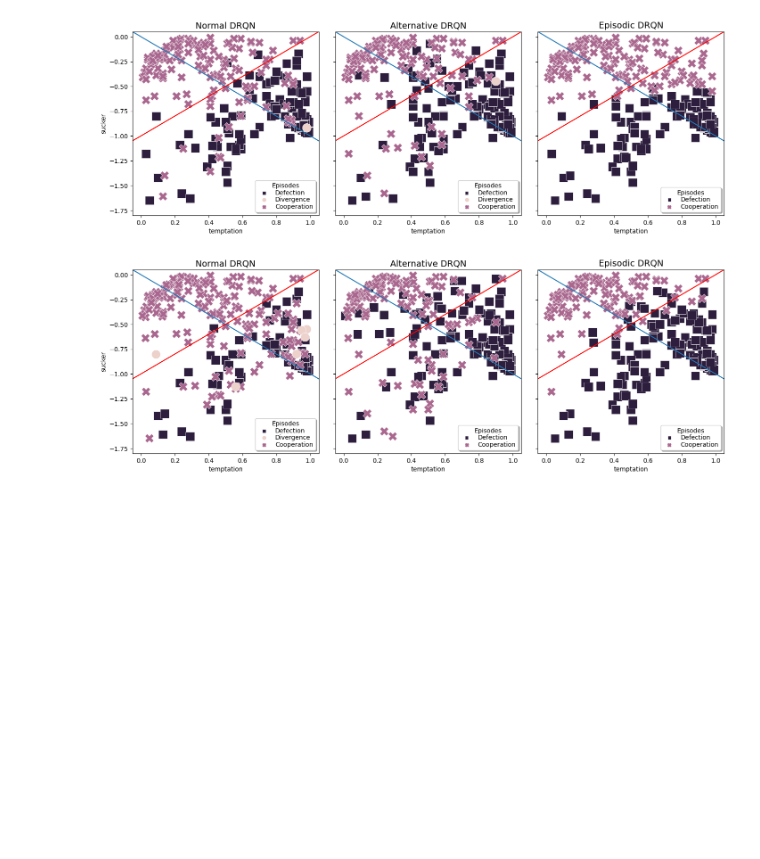
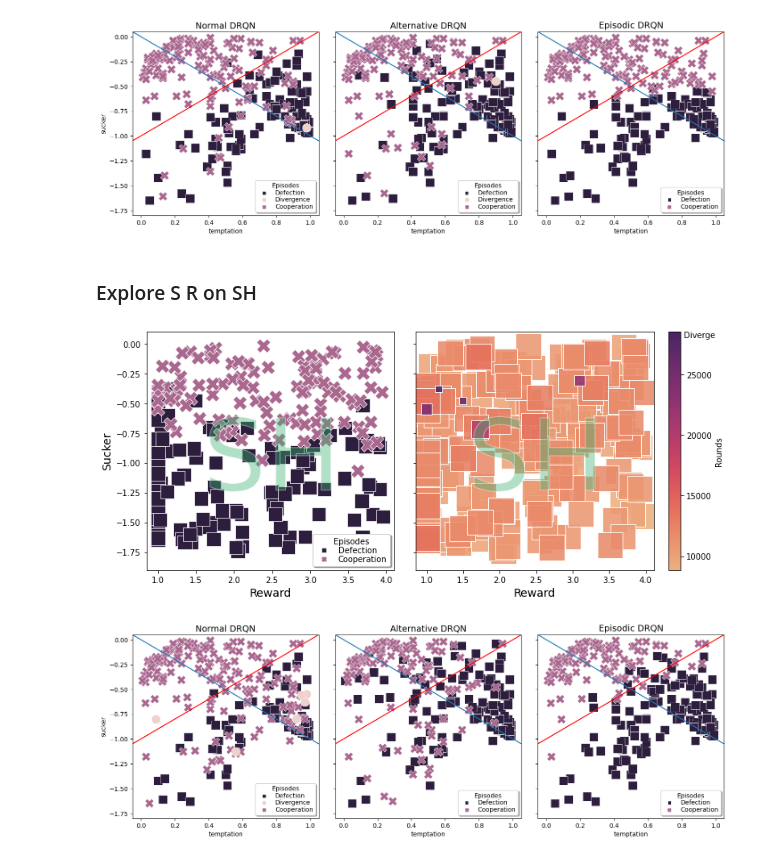
Before and after one commit to HarryZhangHH/EpisodicDRQN, a Jupyter notebook: two_agents_experiment.ipynb, the cells around one changed output. Drawn from its saved outputs; the diff is of its cells as text; code cells hidden in the pictures; blank space fills up the shorter version.

```diff
--- a/two_agents_experiment.ipynb
+++ b/two_agents_experiment.ipynb
@@ -1341,3 +1341,5 @@ axes[2].set_title('Episodic DRQN', fontsize=14)
 # %% [output]
 Text(0.5, 1.0, 'Episodic DRQN')
 [figure]
+# %% [markdown]
+### Explore S R on SH
@@ -1344 +1432,75 @@ Text(0.5, 1.0, 'Episodic DRQN')
+# %%
+df_sh_plot = pd.concat([df_episodic_sh_S_R,df_episodic_sh], ignore_index=True)
+
+# df_sh_plot.loc[df_sh_plot.isna().any(axis=1), 'agent1_final_strategy'] = -1
+# df_sh_plot.loc[df_sh_plot.isna().any(axis=1), 'agent2_final_strategy'] = -1
+formatter = ticker.ScalarFormatter(useMathText=True)
+formatter.set_scientific(True)
+formatter.set_powerlimits((-1,1))
+
+fig, axes = plt.subplots(1, 2, figsize=(10.5, 5), sharey=True, gridspec_kw={'width_ratios': [5, 6]})
+fig.tight_layout(rect=[0, 0.03, 1, 0.97])
+
+sns.scatterplot(ax=axes[0], data=df_sh_plot.sort_values(by=['agent1_final_strategy'],ascending=False),
+                     y='sucker', x='reward',
+                    hue="agent1_final_strategy", size="agent1_final_strategy", sizes=[300,300],
+                    linewidth=0.7, alpha=1, style="agent1_final_strategy", markers=['X','s'], palette='ch:s=0,light=.5')
+
+lgnd = axes[0].legend(scatterpoints=1, frameon=True, labelspacing=.1, title='Episodes', markerscale=.4,
+           labels=['Defection','Cooperation'], loc='lower right', shadow=True)
+
+
+t = axes[0].text(2.5, -1, "SH", alpha = .5, animated = True,
+       fontsize = 123, fontstyle = "normal", color = "grey", ha = "center",  va = "center")
+t.set_path_effects([
+    path_effects.PathPatchEffect(
+        edgecolor='white', linewidth=1.1, facecolor='#3CB371', alpha=.4)])
+
+#change the marker size manually for both lines
+for i in lgnd.legendHandles:
+    i._sizes = [30]
+axes[0].set_xlabel('Reward', fontsize=14)
+axes[0].set_ylabel('Sucker', fontsize=14)
+
+df_sh_plot.loc[df_sh_plot['agent1_strategy'].isnull(), 'agent1_strategy'] = 30000
+df_sh_plot['size'] = 1000
+df_sh_plot.loc[df_sh_plot['agent1_strategy']>=15000, 'size'] = 500
+df_sh_plot.loc[df_sh_plot['agent1_strategy']>=20000, 'size'] = 200
+df_sh_plot.loc[df_sh_plot['agent1_strategy']>=25000, 'size'] = 100
+df_sh_plot.loc[df_sh_plot['agent1_strategy']>=30000, 'size'] = 50
+
+sns.scatterplot(ax=axes[1], data=df_sh_plot.sort_values(by=['agent1_strategy'],ascending=True), y='sucker', x='reward',
+                hue="agent1_strategy", size="size", sizes=(77, 1000),
+                linewidth=1, marker='s', alpha=0.88, palette='flare')
+lgnd = axes[1].legend(scatterpoints=1, frameon=True, labelspacing=.1, title='Rounds', markerscale=.14, shadow=True)
+
+for i in lgnd.legendHandles:
+    i._sizes = [30]
+
+t = axes[1].text(2.5, -1, "SH", alpha = .5, animated = True,
+       fontsize = 123, fontstyle = "normal", color = "grey", ha = "center",  va = "center")
+t.set_path_effects([
+    path_effects.PathPatchEffect(
+        edgecolor='white', linewidth=1.1, facecolor='#3CB371', alpha=.4)])
+
+axes[1].text(4.52, 0.05, "Diverge", color = "black")
+
+# plt.xlim(-1,3)
+# plt.ylim(-1.9,0.2)
+
+norm = plt.Normalize(df_sh_plot['agent1_strategy'].min(), df_sh_plot['agent1_strategy'].max())
+sm = plt.cm.ScalarMappable(cmap="flare", norm=norm)
+sm.set_array([])
+
+# Remove the legend and add a colorbar
+axes[1].get_legend().remove()
+axes[1].figure.colorbar(sm, label='Rounds', ticks=[5000, 10000, 15000,20000,25000,30000])
+
+plt.ylim(-1.9,0.1)
+plt.xlabel('Reward', fontsize=14)
+plt.ylabel('Sucker', fontsize=14)
+
+plt.show()
+# %% [output]
+[figure, added]
 # %%
```
Also changed, not shown: parts of 8 cells of this notebook.
